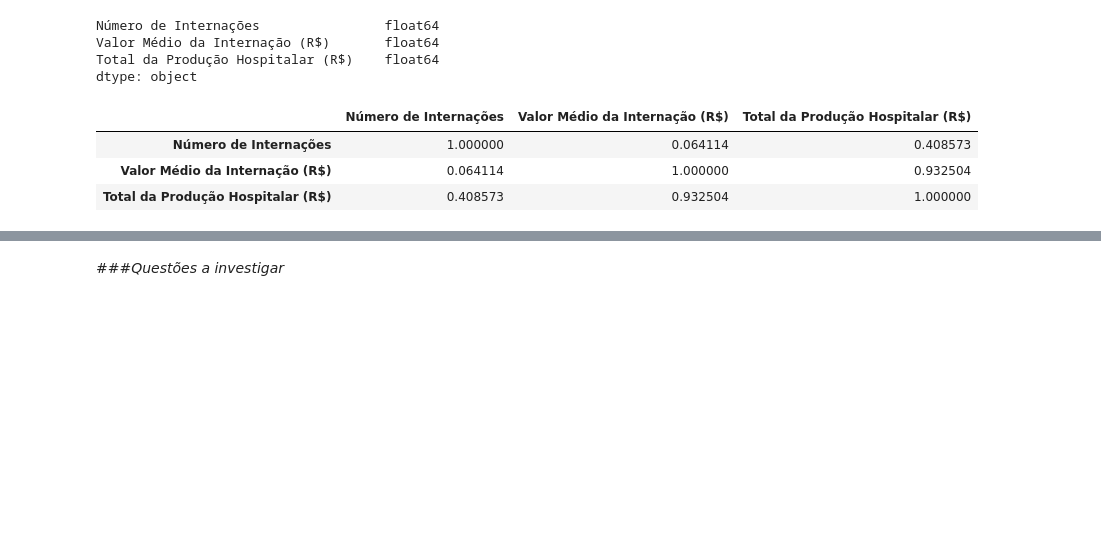
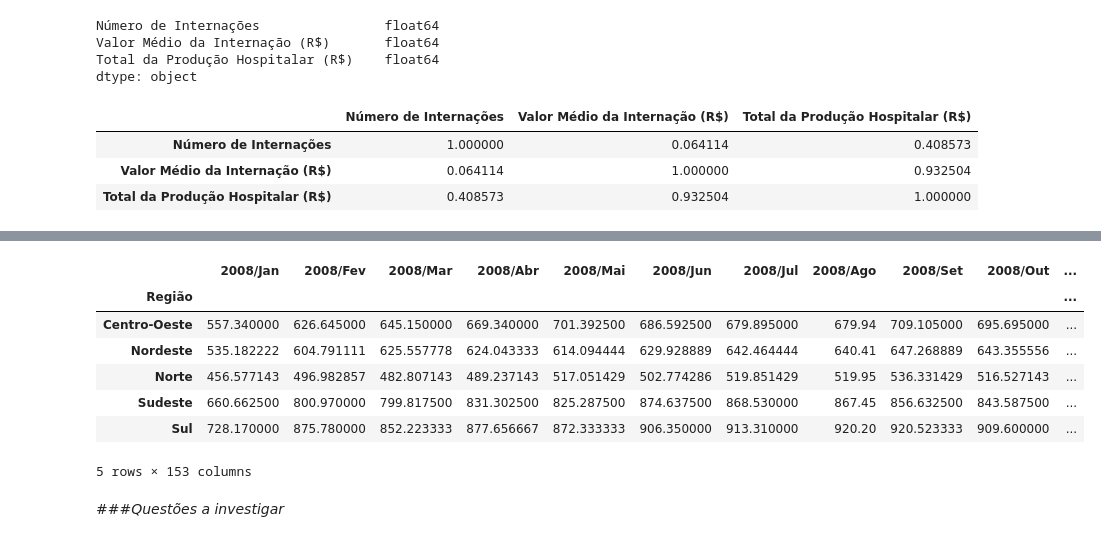
Before and after one commit to MarcosRMG/Bootcamp-Alura-Data-Science, a Jupyter notebook: Marcos_Galvão_Desafio_1.ipynb, the cells around one changed output, grey strips where cells are left out. Cells and saved outputs as stored; diff of their text form; code cells hidden in the pictures; blank space fills up the shorter version.

```diff
--- a/Marcos_Galvão_Desafio_1.ipynb
+++ b/Marcos_Galvão_Desafio_1.ipynb
@@ -537,3 +539,16 @@ df_correlacao_resultado
+# %%
+media_valor_regiao_tres_primeiros_estados = valor_medio_internacao
+media_valor_regiao_tres_primeiros_estados = media_valor_regiao_tres_primeiros_estados.groupby('Região').mean()
+media_valor_regiao_tres_primeiros_estados
+# %% [output]
+|  | 2008/Jan | 2008/Fev | 2008/Mar | 2008/Abr | 2008/Mai | 2008/Jun | 2008/Jul | 2008/Ago | 2008/Set | 2008/Out | ... |
+| Região |  |  |  |  |  |  |  |  |  |  | ... |
+| Centro-Oeste | 557.340000 | 626.645000 | 645.150000 | 669.340000 | 701.392500 | 686.592500 | 679.895000 | 679.94 | 709.105000 | 695.695000 | ... |
+| Nordeste | 535.182222 | 604.791111 | 625.557778 | 624.043333 | 614.094444 | 629.928889 | 642.464444 | 640.41 | 647.268889 | 643.355556 | ... |
+| Norte | 456.577143 | 496.982857 | 482.807143 | 489.237143 | 517.051429 | 502.774286 | 519.851429 | 519.95 | 536.331429 | 516.527143 | ... |
+| Sudeste | 660.662500 | 800.970000 | 799.817500 | 831.302500 | 825.287500 | 874.637500 | 868.530000 | 867.45 | 856.632500 | 843.587500 | ... |
+| Sul | 728.170000 | 875.780000 | 852.223333 | 877.656667 | 872.333333 | 906.350000 | 913.310000 | 920.20 | 920.523333 | 909.600000 | ... |
+5 rows × 153 columns
 # %% [markdown]
 ###*Questões a investigar*
 # %% [markdown]
```
Also changed, not shown: parts of 51 cells of this notebook.
